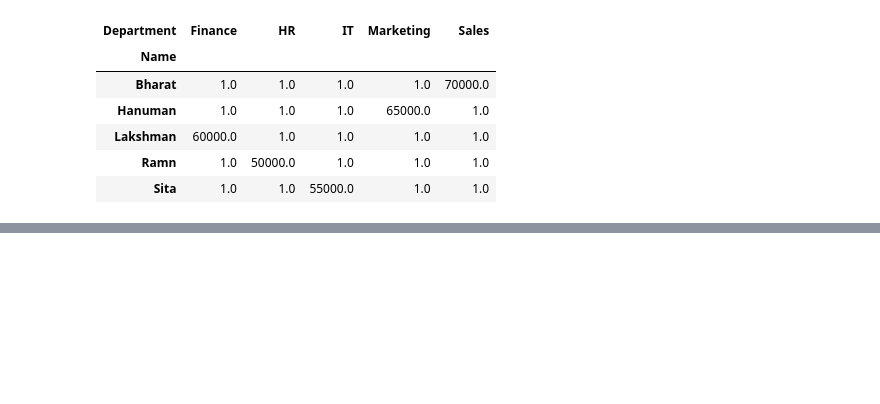
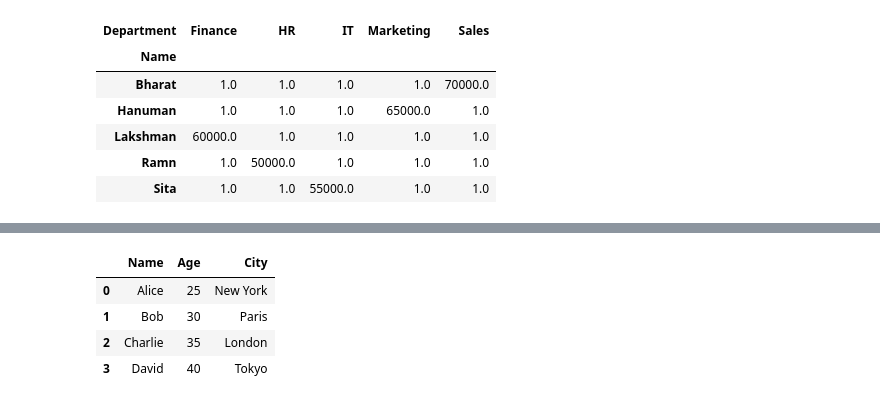
Before and after one commit to helloharendra/Python-DS-AI-11-AM-12-30PM, a Jupyter notebook: roshan/analytics/day27.ipynb, the cells around one changed output, grey strips where cells are left out. Saved outputs shown, nothing was run; the diff lists cells and outputs as text; code cells hidden in the pictures; blank space fills up the shorter version.

```diff
--- a/roshan/analytics/day27.ipynb
+++ b/roshan/analytics/day27.ipynb
@@ -404,0 +450,15 @@ filling
+# %%
+data = {
+    'Name': ['Alice', 'Bob', 'Charlie', 'David'],
+    'Age': [25, 30, 35, 40],
+    'City': ['New York', 'Paris', 'London', 'Tokyo']
+}
+df = pd.DataFrame(data)
+# %%
+df
+# %% [output]
+|  | Name | Age | City |
+| 0 | Alice | 25 | New York |
+| 1 | Bob | 30 | Paris |
+| 2 | Charlie | 35 | London |
+| 3 | David | 40 | Tokyo |
```
Also changed, not shown: parts of 7 cells of this notebook.
